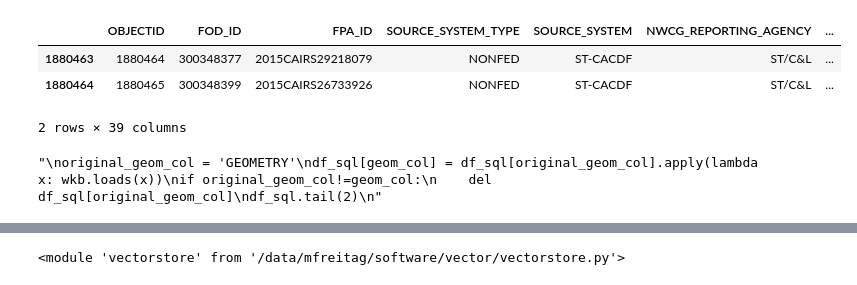
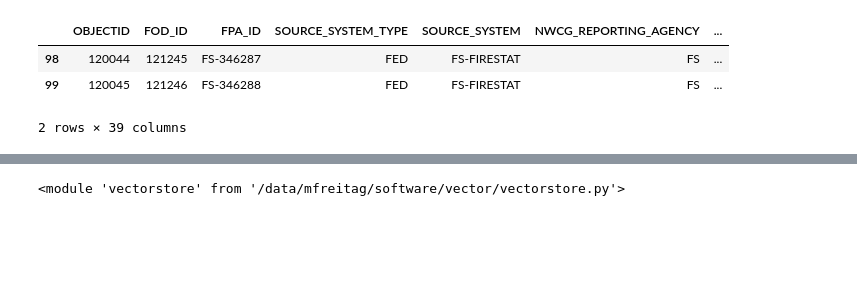
Before and after one commit to IBM/tensorlakehouse, a Jupyter notebook: examples/upload_kaggle_wildfire.ipynb, the cells around one changed output, grey strips where cells are left out. Cells and saved outputs as stored; diff of their text form; code cells hidden in the pictures; blank space fills up the shorter version.

```diff
--- a/examples/upload_kaggle_wildfire.ipynb
+++ b/examples/upload_kaggle_wildfire.ipynb
@@ -74,23 +76,28 @@ filter_key_levels = [10, 14, 18, 22]
 # %%
 %%time
 # Load a table
-def load_sqlite_table(sqlite_path, table, limit=None):
+def load_sqlite_table(sqlite_path, table, where_clause=None, limit=None):
     con = spatialite.connect(sqlite_path)
     #con = sqlite3.connect(sqlite_path)
     con.enable_load_extension(True)
     con.load_extension("mod_spatialite")
     cur = con.cursor()
     # Load the data into a DataFrame
+    query = f"SELECT * FROM {table}"
+    if where_clause is not None:
+        query = query + " " + where_clause
     if limit is not None:
-        df_sql = pandas.read_sql_query(f"SELECT * FROM {table} LIMIT {limit}", con)
-    else:
-        df_sql = pandas.read_sql_query(f"SELECT * FROM {table}", con)
+        query = query + " " + f"LIMIT {limit}"
+    print(query)
+    df_sql = pandas.read_sql_query(query, con)
     cur.close()
     con.close()
     return df_sql
 
-limit = None #100 #None
-df_sql = load_sqlite_table(sqlite_path, table, limit)
+years = [2000, 2001]
+where_clause = f"WHERE FIRE_YEAR IN ({str(years)[1:-1]})"
+limit = 100 #None
+df_sql = load_sqlite_table(sqlite_path, table, where_clause=where_clause, limit=limit)
 print('df_sql', len(df_sql))
 df_sql.tail(2)
 # %% [output]
@@ -100,15 +108,4 @@ Wall time: 32.3 s
 |  | OBJECTID | FOD_ID | FPA_ID | SOURCE_SYSTEM_TYPE | SOURCE_SYSTEM | NWCG_REPORTING_AGENCY | ... |
-| 1880463 | 1880464 | 300348377 | 2015CAIRS29218079 | NONFED | ST-CACDF | ST/C&L | ... |
-| 1880464 | 1880465 | 300348399 | 2015CAIRS26733926 | NONFED | ST-CACDF | ST/C&L | ... |
+| 98 | 120044 | 121245 | FS-346287 | FED | FS-FIRESTAT | FS | ... |
+| 99 | 120045 | 121246 | FS-346288 | FED | FS-FIRESTAT | FS | ... |
 2 rows × 39 columns
-# %%
-# Convert binary geometry to shapely polygon
-"""
-original_geom_col = 'GEOMETRY'
-df_sql[geom_col] = df_sql[original_geom_col].apply(lambda x: wkb.loads(x))
-if original_geom_col!=geom_col:
-    del df_sql[original_geom_col]
-df_sql.tail(2)
-"""
-# %% [output]
-"\noriginal_geom_col = 'GEOMETRY'\ndf_sql[geom_col] = df_sql[original_geom_col].apply(lambda x: wkb.loads(x))\nif original_geom_col!=geom_col:\n    del df_sql[original_geom_col]\ndf_sql.tail(2)\n"
```
Also changed, not shown: parts of 22 cells of this notebook.
